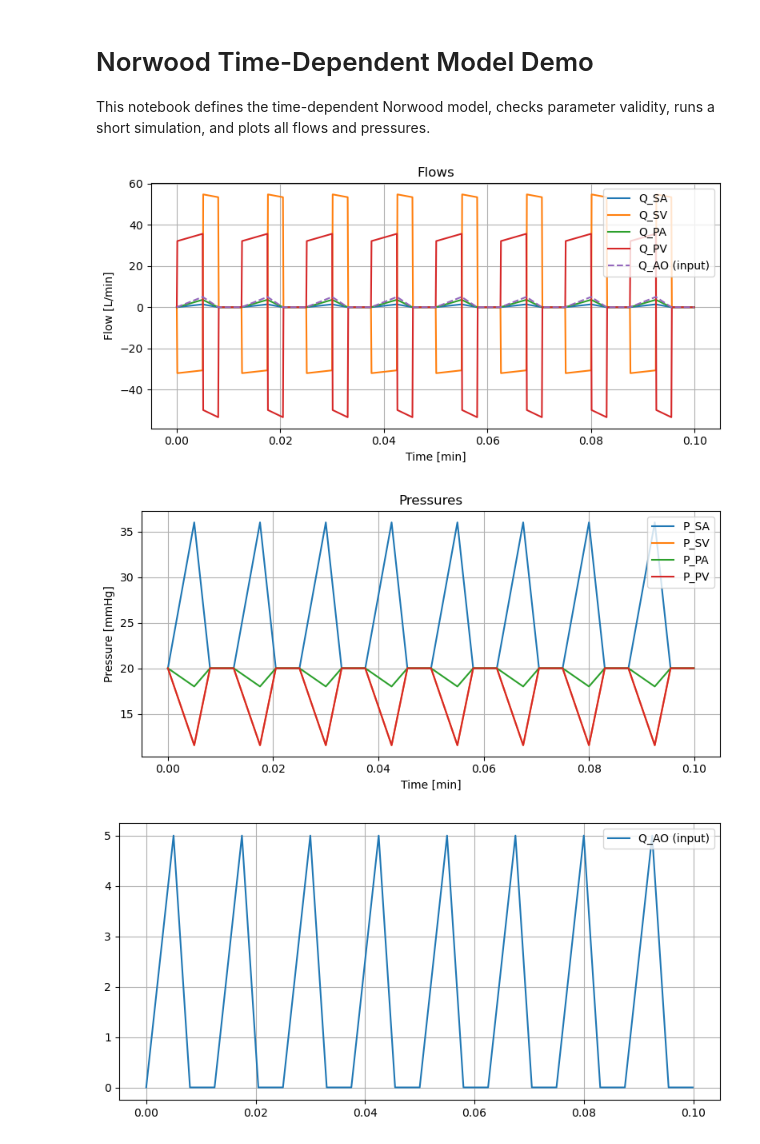
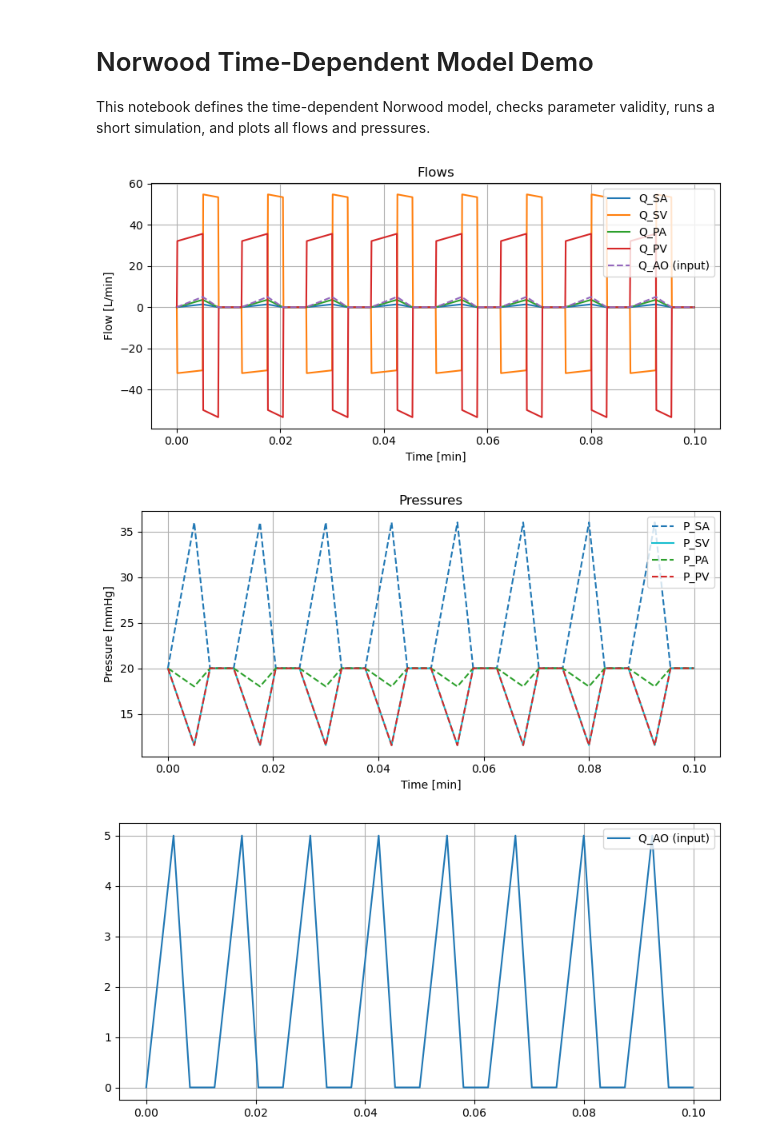
Before and after one commit to vikramshah-01/CMOR_Capstone_2025-2026, a Jupyter notebook: time_dependent_simulation.ipynb, the cells around one changed output. Drawn from its saved outputs; the diff is of its cells as text; code cells hidden in the pictures.

Commit message:
updated plots

```diff
--- a/time_dependent_simulation.ipynb
+++ b/time_dependent_simulation.ipynb
@@ -6,52 +43,4 @@ runs a short simulation, and plots all flows and pressures.
 # %%
-import numpy as np
-import matplotlib.pyplot as plt
-
-# Import your functions
-from time_dependent_model import time_dependent_norwood, Q_Ao
-
-# ----------------------------------------------------
-# Simulation parameters (all times in MINUTES)
-# ----------------------------------------------------
-
-# Resistances (Wood units = mmHg·min / L)
-R_s   = 17.5
-R_p   = 1.79
-R_BTS = 5.0
-
-# Compliances (L/mmHg)
-C_s = 0.01     # 1 mL/mmHg = 0.001 L/mmHg
-C_p = 0.08
-
-# Initial pressures (mmHg)
-P_sa_0 = 20.0
-P_pa_0 = 20.0
-
-# Time (minutes)
-
-
-t_end = .1
-dt = 0.0001
-
-# ----------------------------------------------------
-# Run the Norwood model
-# ----------------------------------------------------
-
-(t, Q_sa, Q_sv, Q_pa, Q_pv, P_sa, P_sv, P_pa, P_pv) = time_dependent_norwood(
-    R_s, R_p, R_BTS,
-    C_s, C_p,
-    P_sa_0, P_pa_0,
-    Q_Ao,
-    t_end, dt
-)
-
-# Q_AO evaluated on same grid
-Q_AO = np.array([Q_Ao(ti) for ti in t])
-
-# ----------------------------------------------------
-# Plot flows: all in L/min vs time in minutes
-# ----------------------------------------------------
-
 plt.figure(figsize=(8,4))
 plt.plot(t, Q_sa, label="Q_SA")
 plt.plot(t, Q_sv, label="Q_SV")
@@ -62,36 +51,47 @@ plt.xlabel("Time [min]")
 plt.ylabel("Flow [L/min]")
 plt.title("Flows")
 plt.legend()
 plt.grid(True)
 plt.tight_layout()
 
 # ----------------------------------------------------
 # Plot pressures: mmHg vs time in minutes
 # ----------------------------------------------------
 
+# Preset colors for each pressure curve
+colors = {
+    "P_SA": "tab:blue",
+    "P_SV": "tab:cyan",
+    "P_PA": "tab:green",
+    "P_PV": "tab:red"
+}
+
 plt.figure(figsize=(8,4))
-plt.plot(t, P_sa, label="P_SA")
-plt.plot(t, P_sv, label="P_SV")
-plt.plot(t, P_pa, label="P_PA")
-plt.plot(t, P_pv, label="P_PV")
+
+plt.plot(t, P_sa, "--", label="P_SA", color=colors["P_SA"])
+plt.plot(t, P_sv, "-", label="P_SV", color=colors["P_SV"])
+plt.plot(t, P_pa, "--", label="P_PA", color=colors["P_PA"])
+plt.plot(t, P_pv, "--", label="P_PV", color=colors["P_PV"])
+
 plt.xlabel("Time [min]")
 plt.ylabel("Pressure [mmHg]")
 plt.title("Pressures")
 plt.legend()
 plt.grid(True)
 plt.tight_layout()
+
 
 plt.show()
 
 
 plt.figure(figsize=(8,4))
 plt.plot(t, Q_AO, "-", label="Q_AO (input)")
 plt.legend()
 plt.grid(True)
 plt.tight_layout()
 
 plt.show()
 # %% [output]
 [figure]
-[figure, old version]
+[figure, new version]
 [figure]
```
Also changed, not shown: parts of 1 cell of this notebook.
